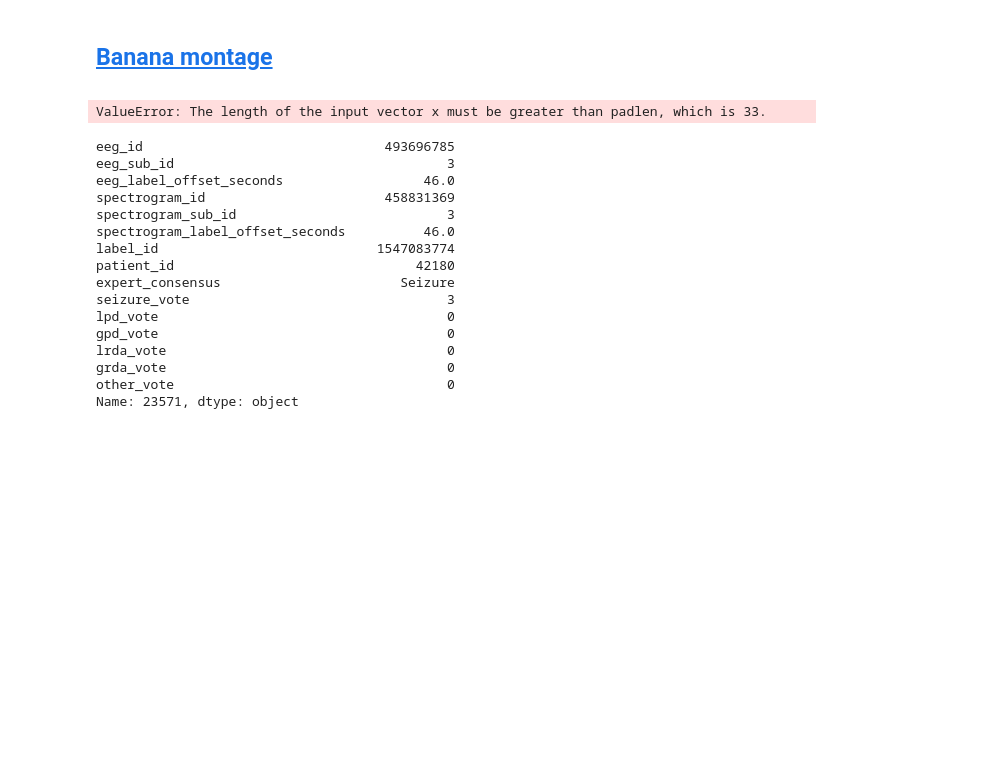
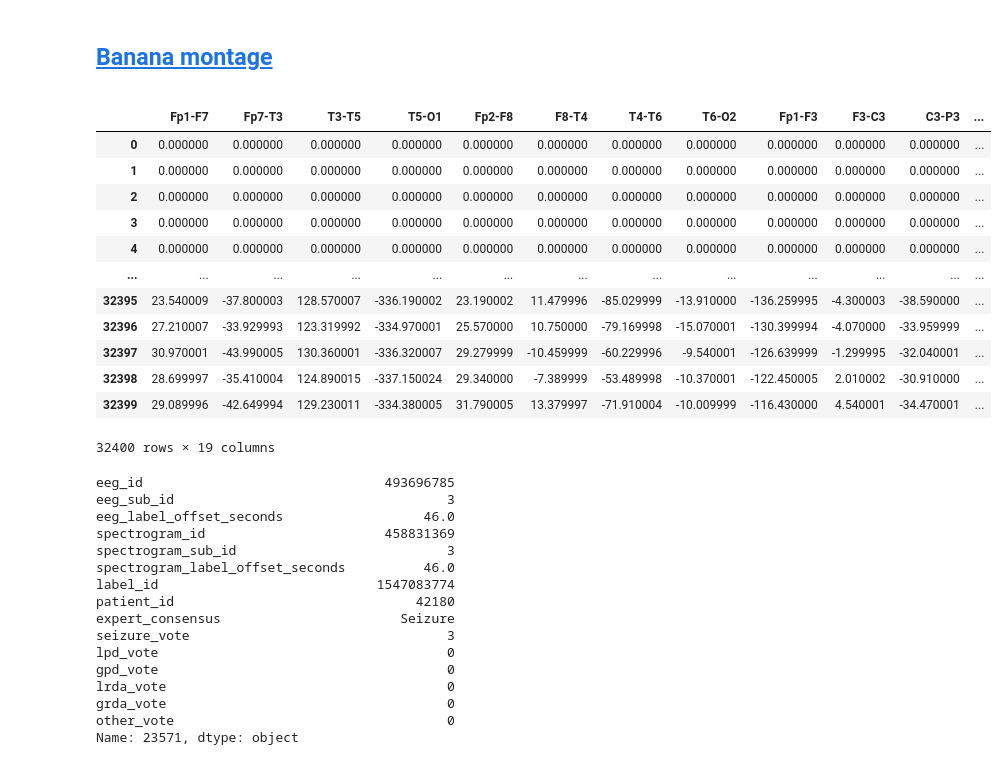
Before and after one commit to epplugins/hms, a Jupyter notebook: EDA/00_looking-around.ipynb, the cells around one changed output. Drawn from its saved outputs; the diff is of its cells as text; code cells hidden in the pictures; blank space fills up the shorter version.

```diff
--- a/EDA/00_looking-around.ipynb
+++ b/EDA/00_looking-around.ipynb
@@ -218,49 +231,26 @@ plt.show()
     <image src="../images/banana_montage.png" width="800">
     <!-- <image src="../images/banana_montage.png"> -->
 </div>
-# %%
-def banana(eeg_absolute):
-    '''Returns pandas dataframe with a banana montage.
-    '''
-    # Filtering between 8 Hz and 30 Hz.
-    sos = butter(5, [8,30], btype='bandpass', fs=fs, output='sos')
-    filtered_data = sosfiltfilt(sos, eeg_absolute)
-
-    eeg = pd.DataFrame(data={
-        'Fp1-F7' : filtered_data.Fp1 - filtered_data.F7,
-        'Fp7-T3' : filtered_data.F7 - filtered_data.T3,
-        'T3-T5' : filtered_data.T3 - filtered_data.T5,
-        'T5-O1' : filtered_data.T5 - filtered_data.O1,
-
-        'Fp2-F8' : filtered_data.Fp2 - filtered_data.F8,
-        'F8-T4' : filtered_data.F8 - filtered_data.T4,
-        'T4-T6' : filtered_data.T4 - filtered_data.T6,
-        'T6-O2' : filtered_data.T6 - filtered_data.O2,
-
-        'Fp1-F3' : filtered_data.Fp1 - filtered_data.F3,
-        'F3-C3' : filtered_data.F3 - filtered_data.C3,
-        'C3-P3' : filtered_data.C3 - filtered_data.P3,
-        'P3-O1' : filtered_data.P3 - filtered_data.O1,
-
-        'Fp2-F4' : filtered_data.Fp2 - filtered_data.F4,
-        'F4-C4' : filtered_data.F4 - filtered_data.C4,
-        'C4-P4' : filtered_data.C4 - filtered_data.P4,
-        'P4-O2' : filtered_data.P4 - filtered_data.O2,
-
-        'Fz-Cz' : filtered_data.Fz - filtered_data.Cz,
-        'Cz-Pz' : filtered_data.Cz - filtered_data.Pz,
-
-        'EKG' : filtered_data.EKG
-        })
-    return eeg
 # %%
 eeg_id = 493696785
 eeg_sub_id = 3  # seizure
 eeg_absolute = pd.read_parquet(f'{base_dir}/train_eegs/{eeg_id}.parquet')
-eeg = banana(eeg_absolute)
+eeg = banana(eeg_absolute, filter=False)
 eeg
 # %% [output]
+|  | Fp1-F7 | Fp7-T3 | T3-T5 | T5-O1 | Fp2-F8 | F8-T4 | T4-T6 | T6-O2 | Fp1-F3 | F3-C3 | C3-P3 | ... |
+| 0 | 0.000000 | 0.000000 | 0.000000 | 0.000000 | 0.000000 | 0.000000 | 0.000000 | 0.000000 | 0.000000 | 0.000000 | 0.000000 | ... |
+| 1 | 0.000000 | 0.000000 | 0.000000 | 0.000000 | 0.000000 | 0.000000 | 0.000000 | 0.000000 | 0.000000 | 0.000000 | 0.000000 | ... |
+| 2 | 0.000000 | 0.000000 | 0.000000 | 0.000000 | 0.000000 | 0.000000 | 0.000000 | 0.000000 | 0.000000 | 0.000000 | 0.000000 | ... |
+| 3 | 0.000000 | 0.000000 | 0.000000 | 0.000000 | 0.000000 | 0.000000 | 0.000000 | 0.000000 | 0.000000 | 0.000000 | 0.000000 | ... |
+| 4 | 0.000000 | 0.000000 | 0.000000 | 0.000000 | 0.000000 | 0.000000 | 0.000000 | 0.000000 | 0.000000 | 0.000000 | 0.000000 | ... |
+| ... | ... | ... | ... | ... | ... | ... | ... | ... | ... | ... | ... | ... |
+| 32395 | 23.540009 | -37.800003 | 128.570007 | -336.190002 | 23.190002 | 11.479996 | -85.029999 | -13.910000 | -136.259995 | -4.300003 | -38.590000 | ... |
+| 32396 | 27.210007 | -33.929993 | 123.319992 | -334.970001 | 25.570000 | 10.750000 | -79.169998 | -15.070001 | -130.399994 | -4.070000 | -33.959999 | ... |
+| 32397 | 30.970001 | -43.990005 | 130.360001 | -336.320007 | 29.279999 | -10.459999 | -60.229996 | -9.540001 | -126.639999 | -1.299995 | -32.040001 | ... |
+| 32398 | 28.699997 | -35.410004 | 124.890015 | -337.150024 | 29.340000 | -7.389999 | -53.489998 | -10.370001 | -122.450005 | 2.010002 | -30.910000 | ... |
+| 32399 | 29.089996 | -42.649994 | 129.230011 | -334.380005 | 31.790005 | 13.379997 | -71.910004 | -10.009999 | -116.430000 | 4.540001 | -34.470001 | ... |
-ValueError: The length of the input vector x must be greater than padlen, which is 33.
+32400 rows × 19 columns
 # %%
 item = df_traincsv.loc[(df_traincsv.eeg_id == eeg_id) & (df_traincsv.eeg_sub_id == eeg_sub_id)].iloc[0]
 item
```
Also changed, not shown: parts of 3 cells of this notebook, 2 other files.
